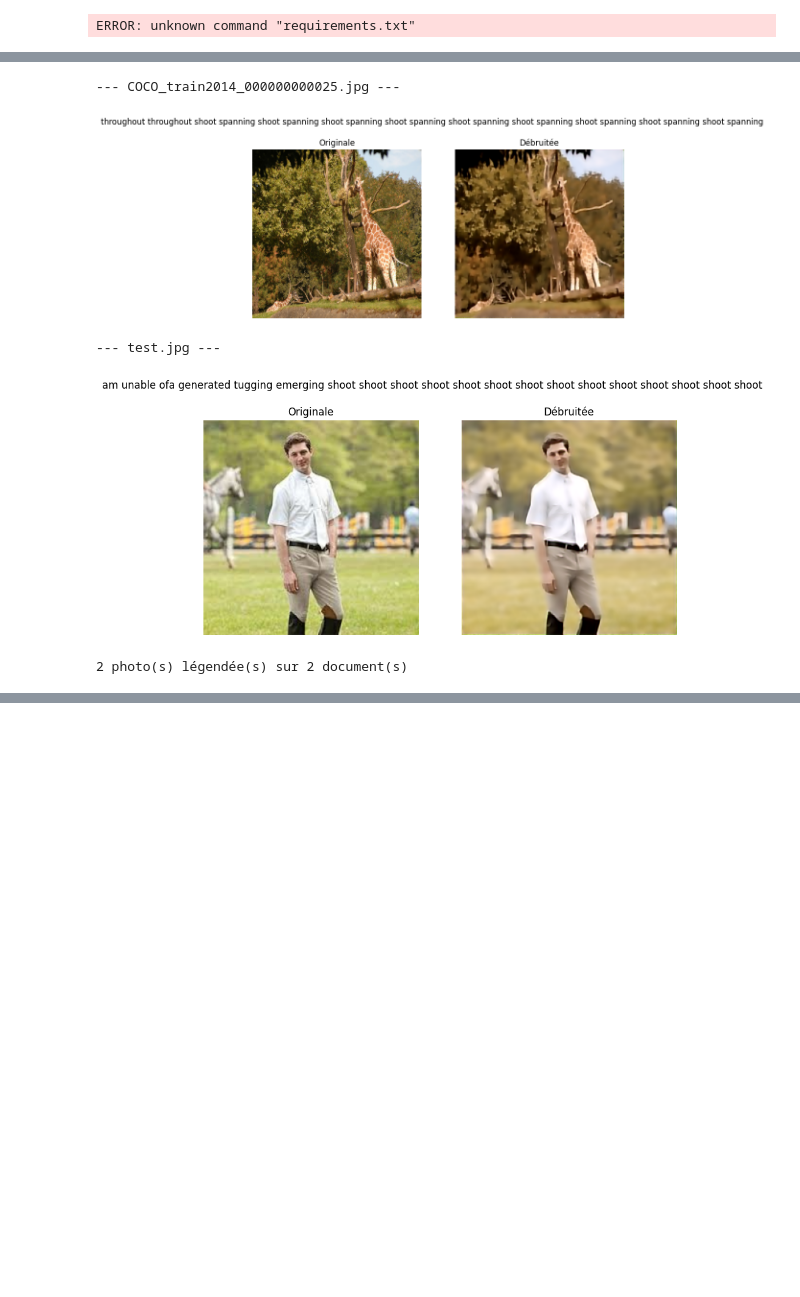
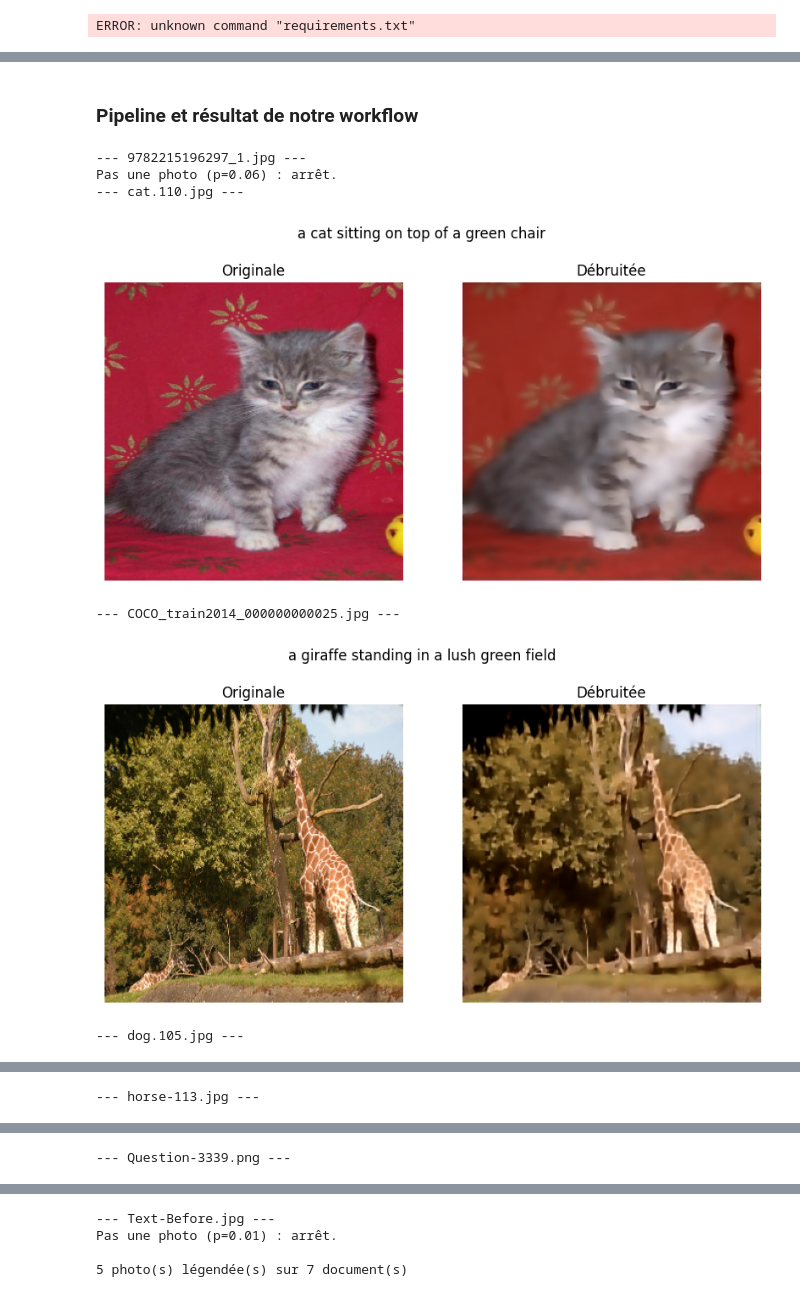
Before and after one commit to Byrong8at/Cnn-and-RNN, a Jupyter notebook: Livrable 3/workflow.ipynb, the cells around one changed output, grey strips where cells are left out. Cells and saved outputs as stored; diff of their text form; code cells hidden in the pictures; blank space fills up the shorter version.

```diff
--- a/Livrable 3/workflow.ipynb
+++ b/Livrable 3/workflow.ipynb
@@ -42,12 +42,12 @@ from tensorflow.keras.preprocessing.text import tokenizer_from_json
 from tensorflow.keras.applications.inception_v3 import InceptionV3, preprocess_input
 
 IMG_SIZE = 300
-THRESHOLD = 0.001
+THRESHOLD = 0.3
 MAX_WORDS = 20
 
 CLASSIFIER_PATH = Path("workflow/models/classifier.keras")
 DENOISER_PATH   = Path("workflow/models/denoiser.keras")
-CKPT_DIR = Path("checkpoints/best")
+CKPT_DIR        = Path("checkpoints_gru")
 
 DOSSIER = Path("workflow/img")
 # %% [markdown]
@@ -183,12 +157,12 @@ Modèles chargés
 # %%
 def load_image(path):
     img = tf.io.decode_image(tf.io.read_file(str(path)), channels=3, expand_animations=False)
-    img = tf.image.resize(img, (IMG_SIZE, IMG_SIZE)) / 255.0
-    return img[None, ...]                                   # (1, 300, 300, 3) dans [0, 1]
+    img = tf.image.resize(img, (IMG_SIZE, IMG_SIZE))
+    return img[None, ...]
 
 
 def generate_caption(image):
-    x = tf.image.resize(image, CAPTION_SIZE)                 # 300 -> 299
+    x = tf.image.resize(image, CAPTION_SIZE)
     x = preprocess_input(x * 255.0)
     features = tf.reshape(image_encoder(x, training=False), (1, 64, 2048))
     encoded = encoder(features)
@@ -199,49 +173,54 @@ def generate_caption(image):
     for _ in range(MAX_WORDS):
         logits, hidden, _ = decoder(word_id, encoded, hidden)
         scores = logits[0].numpy()
-        scores[[0, 1, start_token_id]] = -1e9                 # bloque pad, unk, startseq
+        scores[[0, 1, start_token_id]] = -1e9
         predicted_id = int(np.argmax(scores))
         if predicted_id == end_token_id:
             break
         words.append(tokenizer.index_word.get(predicted_id, ""))
         word_id = tf.constant([[predicted_id]])
     return " ".join(words)
+# %% [markdown]
+### Pipeline et résultat de notre workflow
 # %%
 def pipeline(path):
-    image = load_image(path)
+    raw = load_image(path)
+    image = raw / 255.0
 
-    # 1- Photo ou pas ?
-    prob = float(classifier.predict(image, verbose=0)[0][0])
+    # Partie CNN
+    prob = float(classifier.predict(raw, verbose=0)[0][0])
     if prob < THRESHOLD:
         print(f"Pas une photo (p={prob:.2f}) : arrêt.")
         return None
 
-    # 2- Denoising
+    # Partie DAE
     clean = np.clip(denoiser.predict(image, verbose=0), 0, 1)
 
-    # 3- Captioning
+    # Partie Captioning
     caption = generate_caption(clean)
 
     fig, ax = plt.subplots(1, 2, figsize=(10, 5))
     ax[0].imshow(image[0]); ax[0].set_title("Originale")
     ax[1].imshow(clean[0]); ax[1].set_title("Débruitée")
     for a in ax: a.axis("off")
     plt.suptitle(caption)
     plt.show()
     return caption
 
 resultats = {}
 for path in sorted(DOSSIER.glob("*")):
     if path.suffix.lower() not in {".jpg", ".jpeg", ".png"}:
         continue
     print(f"--- {path.name} ---")
-    resultats[path.name] = pipeline(path)   # None si ce n'est pas une photo
+    resultats[path.name] = pipeline(path)
 
 photos = {k: v for k, v in resultats.items() if v is not None}
 print(f"\n{len(photos)} photo(s) légendée(s) sur {len(resultats)} document(s)")
 # %% [output]
---- COCO_train2014_000000000025.jpg ---
+--- 9782215196297_1.jpg ---
+Pas une photo (p=0.06) : arrêt.
+--- cat.110.jpg ---
-[figure, old version]
+[figure, new version]
---- test.jpg ---
+--- COCO_train2014_000000000025.jpg ---
-[figure, old version]
+[figure, new version]
-2 photo(s) légendée(s) sur 2 document(s)
+--- dog.105.jpg ---
@@ -247,0 +228 @@ print(f"\n{len(photos)} photo(s) légendée(s) sur {len(resultats)} document(s)"
+--- horse-113.jpg ---
@@ -247,0 +230 @@ print(f"\n{len(photos)} photo(s) légendée(s) sur {len(resultats)} document(s)"
+--- Question-3339.png ---
@@ -247,0 +232,4 @@ print(f"\n{len(photos)} photo(s) légendée(s) sur {len(resultats)} document(s)"
+--- Text-Before.jpg ---
+Pas une photo (p=0.01) : arrêt.
+
+5 photo(s) légendée(s) sur 7 document(s)
```
Also changed, not shown: parts of 7 cells of this notebook, 10 other files.
